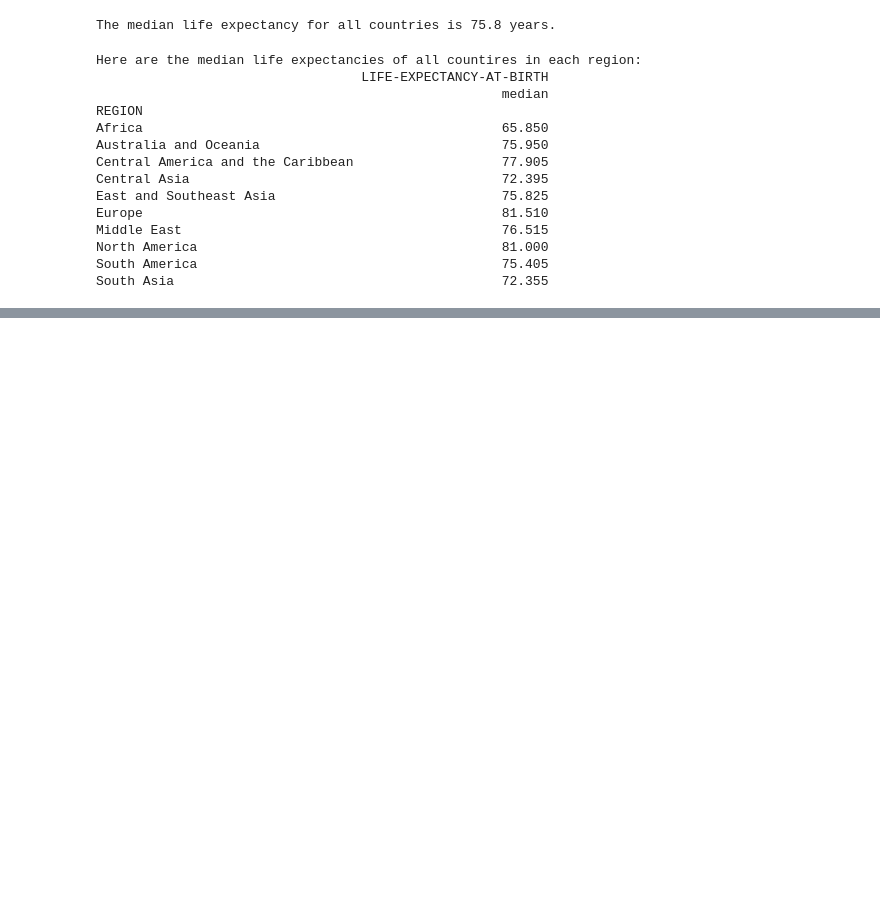
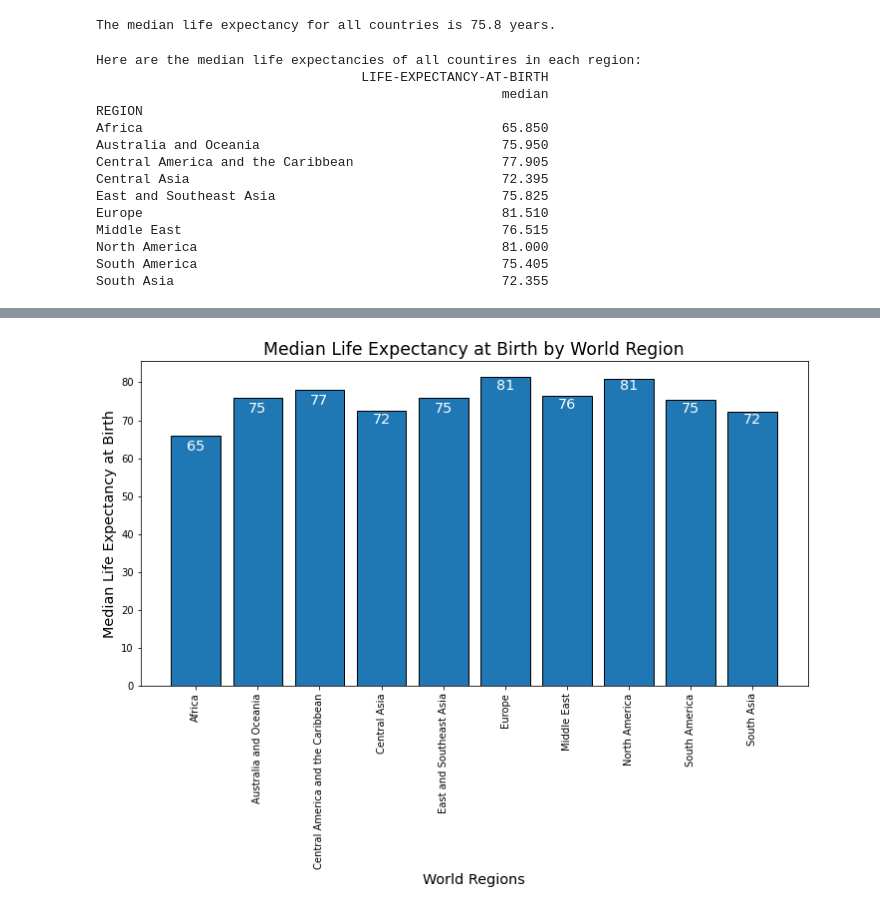
Before and after one commit to RebeccaVachon/Country_Comparisons, a Jupyter notebook: comparison.ipynb, the cells around one changed output, grey strips where cells are left out. Saved outputs shown, nothing was run; the diff lists cells and outputs as text; code cells hidden in the pictures; blank space fills up the shorter version.

```diff
--- a/comparison.ipynb
+++ b/comparison.ipynb
@@ -71,0 +109,22 @@ South Asia                                          72.355
+# %%
+# Creating helper objects
+regional_le = np.array(comparsion_by_region['LIFE-EXPECTANCY-AT-BIRTH'])
+regional_regions = np.array(comparsion_by_region['REGION'])
+
+regional_le = np.round(regional_le,1)
+regional_le = regional_le.astype(int)
+# %%
+plt.figure(figsize=(12,6))
+plt.bar(comparsion_by_region['REGION'], comparsion_by_region['LIFE-EXPECTANCY-AT-BIRTH'], edgecolor='black')
+plt.title("Median Life Expectancy at Birth by World Region", fontsize='xx-large')
+plt.xlabel('World Regions', fontsize='x-large')
+plt.ylabel('Median Life Expectancy at Birth', fontsize='x-large')
+plt.xticks(rotation='vertical')
+
+for i in range(len(regional_le)):
+        plt.annotate(text = (str(regional_le[i])), xy = (regional_regions[i], regional_le[i]),
+            fontsize= 'x-large', horizontalalignment='center', verticalalignment='top', color='white')
+
+plt.show()
+# %% [output]
+[figure, added]
```
Also changed, not shown: parts of 4 cells of this notebook.
